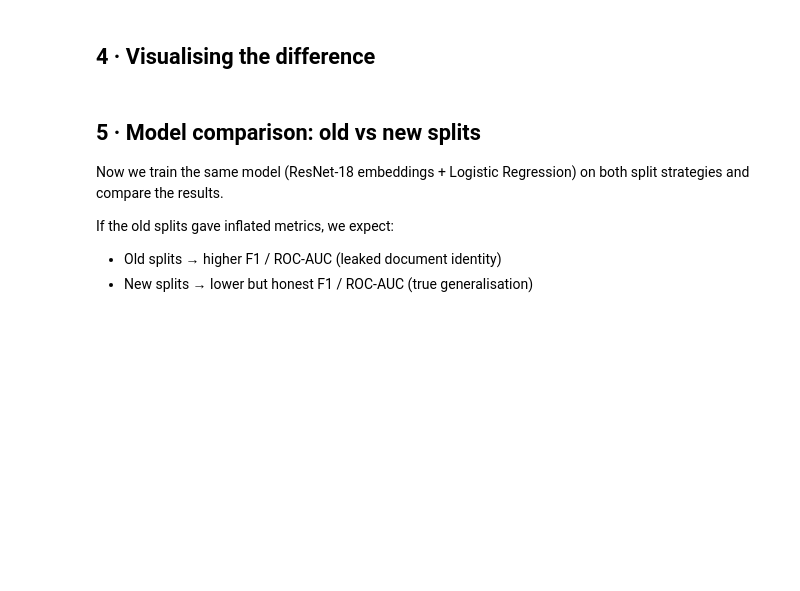
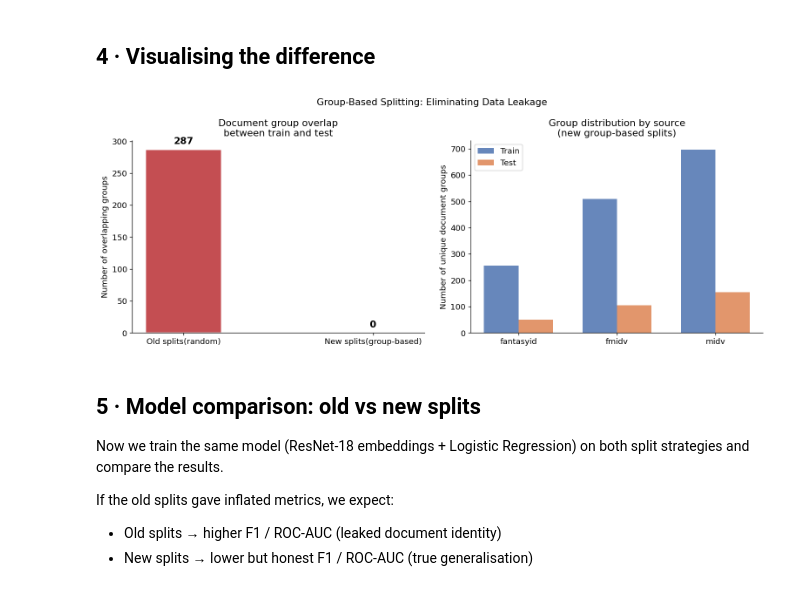
Before and after one commit to tanyelutsik/multimodal-fraud-detection-thesis, a Jupyter notebook: notebook/06b_split_comparison.ipynb, the cells around one changed output. Drawn from its saved outputs; the diff is of its cells as text; code cells hidden in the pictures; blank space fills up the shorter version.

```diff
--- a/notebook/06b_split_comparison.ipynb
+++ b/notebook/06b_split_comparison.ipynb
@@ -144,41 +203,42 @@ if len(new_overlap_groups) == 0:
 fig, axes = plt.subplots(1, 2, figsize=(13, 5))
 
 # Left: overlap comparison
-labels  = ["Old splits
-(random)", "New splits
-(group-based)"]
+labels  = ["Old splits(random)", "New splits(group-based)"
+]
 overlaps = [len(old_overlap_groups) if old_train_path.exists() else 0,
             len(new_overlap_groups)]
 colours = ["#C44E52" if o > 0 else "#55A868" for o in overlaps]
 
 bars = axes[0].bar(labels, overlaps, color=colours, edgecolor="white", width=0.4)
 for bar, val in zip(bars, overlaps):
     axes[0].text(bar.get_x()+bar.get_width()/2,
                  bar.get_height() + max(overlaps)*0.02,
                  str(val), ha="center", va="bottom", fontsize=13, fontweight="bold")
 axes[0].set_ylabel("Number of overlapping groups")
 axes[0].set_title("Document group overlap\nbetween train and test")
 axes[0].spines[["top","right"]].set_visible(False)
 
 # Right: group distribution
 new_train_src = new_train.groupby("source_dataset")["group_key"].nunique()
 new_test_src  = new_test.groupby("source_dataset")["group_key"].nunique()
 
 src_df = pd.DataFrame({"train": new_train_src, "test": new_test_src}).fillna(0)
 x = np.arange(len(src_df)); width = 0.35
 axes[1].bar(x-width/2, src_df["train"], width, label="Train",
             color="#4C72B0", alpha=0.85)
 axes[1].bar(x+width/2, src_df["test"],  width, label="Test",
             color="#DD8452", alpha=0.85)
 axes[1].set_xticks(x); axes[1].set_xticklabels(src_df.index)
 axes[1].set_ylabel("Number of unique document groups")
 axes[1].set_title("Group distribution by source\n(new group-based splits)")
 axes[1].legend(); axes[1].spines[["top","right"]].set_visible(False)
 
 fig.suptitle("Group-Based Splitting: Eliminating Data Leakage", fontsize=13)
 fig.tight_layout()
 fig.savefig(NB_RESULTS / "split_comparison_overview.png", dpi=150, bbox_inches="tight")
 plt.show()
+# %% [output]
+[figure, added]
 # %% [markdown]
 ## 5 · Model comparison: old vs new splits
 
```
Also changed, not shown: parts of 13 cells of this notebook, 5 other files.
